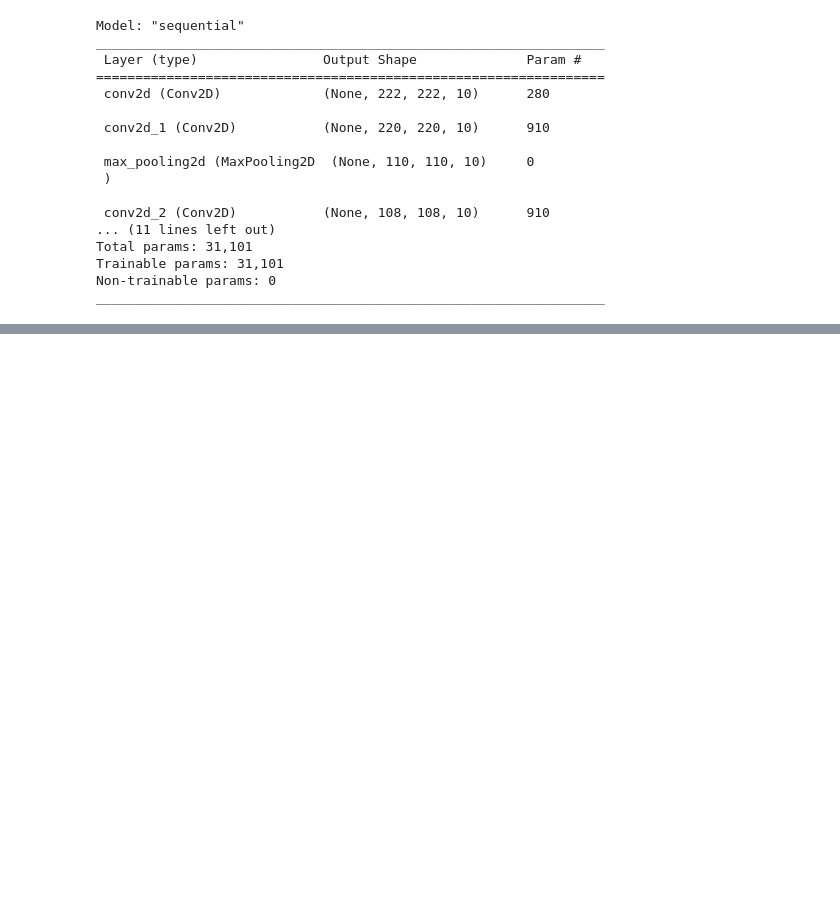
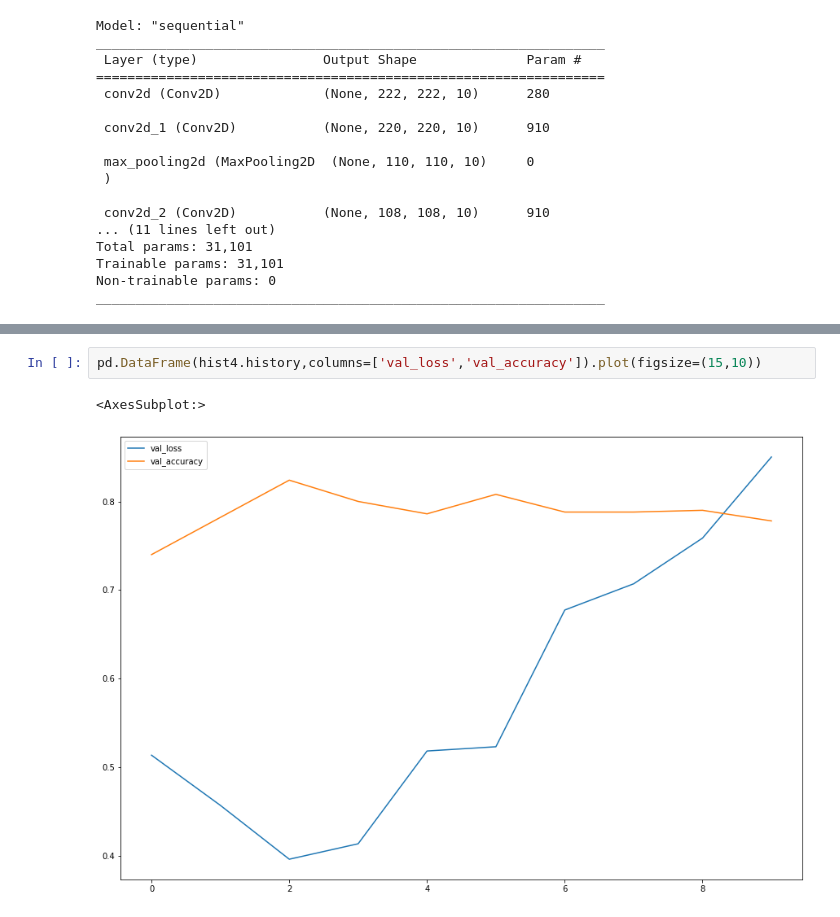
Before and after one commit to kingchan818/MachineLearning, a Jupyter notebook: tensorflow/Lec4-computer-vision/lec4-notes.ipynb, the cells around one changed output, grey strips where cells are left out. Drawn from its saved outputs; the diff is of its cells as text; blank space fills up the shorter version.

```diff
--- a/tensorflow/Lec4-computer-vision/lec4-notes.ipynb
+++ b/tensorflow/Lec4-computer-vision/lec4-notes.ipynb
@@ -211,0 +357,5 @@ You must install pydot (`pip install pydot`) and install graphviz (see instructi
+# %%
+pd.DataFrame(hist4.history,columns=['val_loss','val_accuracy']).plot(figsize=(15,10))
+# %% [output]
+<AxesSubplot:>
+[figure, added]
```
Also changed, not shown: parts of 71 cells of this notebook, 6 other files.
